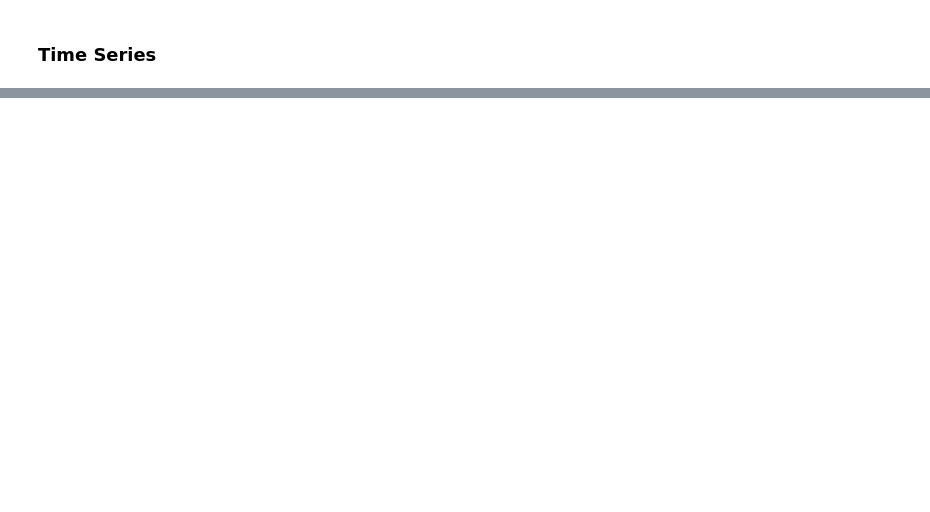
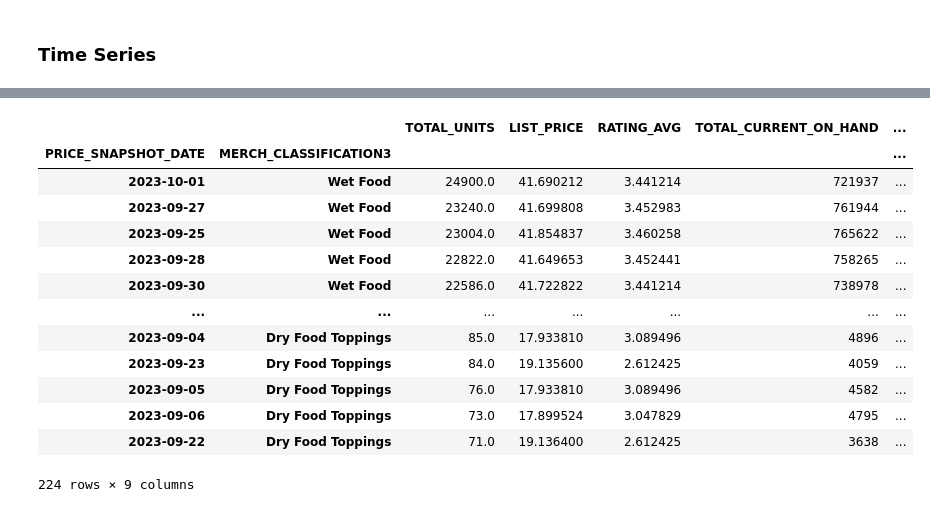
Before and after one commit to yli3-chwy/PulseGuard-Sales, a Jupyter notebook: notebooks/oneweek_Premium_eda.ipynb, the cells around one changed output, grey strips where cells are left out. Saved outputs shown, nothing was run; the diff lists cells and outputs as text; code cells hidden in the pictures; blank space fills up the shorter version.

```diff
--- a/notebooks/oneweek_Premium_eda.ipynb
+++ b/notebooks/oneweek_Premium_eda.ipynb
@@ -172,2 +179,35 @@ print(sorted_segment_counts)
+# %%
+# Group by MERCH_CLASSIFICATION3 and aggregate
+segmentation_analysis = one_week_data.groupby(['PRICE_SNAPSHOT_DATE', 'MERCH_CLASSIFICATION3']).agg({
+    'TOTAL_UNITS': 'sum',
+    'LIST_PRICE': 'mean',
+    'RATING_AVG': 'mean',
+    'TOTAL_CURRENT_ON_HAND': 'sum',
+    'RATING_CNT': 'mean',
+    'NUM_DISTINCT_UNIQUE_VISIT_ID': 'mean',
+    'TOTAL_DISTINCT_CUSTOMER_IDS': 'mean',
+    'TOTAL_HIT_NUMBER': 'mean',
+    'RECORD_HIT_NUMBER': 'mean'
+})
+
+# Sort by a metric, like TOTAL_UNITS
+segmentation_analysis = segmentation_analysis.sort_values(by='TOTAL_UNITS', ascending=False)
+
+segmentation_analysis
+# %% [output]
+|  |  | TOTAL_UNITS | LIST_PRICE | RATING_AVG | TOTAL_CURRENT_ON_HAND | ... |
+| PRICE_SNAPSHOT_DATE | MERCH_CLASSIFICATION3 |  |  |  |  | ... |
+| 2023-10-01 | Wet Food | 24900.0 | 41.690212 | 3.441214 | 721937 | ... |
+| 2023-09-27 | Wet Food | 23240.0 | 41.699808 | 3.452983 | 761944 | ... |
+| 2023-09-25 | Wet Food | 23004.0 | 41.854837 | 3.460258 | 765622 | ... |
+| 2023-09-28 | Wet Food | 22822.0 | 41.649653 | 3.452441 | 758265 | ... |
+| 2023-09-30 | Wet Food | 22586.0 | 41.722822 | 3.441214 | 738978 | ... |
+| ... | ... | ... | ... | ... | ... | ... |
+| 2023-09-04 | Dry Food Toppings | 85.0 | 17.933810 | 3.089496 | 4896 | ... |
+| 2023-09-23 | Dry Food Toppings | 84.0 | 19.135600 | 2.612425 | 4059 | ... |
+| 2023-09-05 | Dry Food Toppings | 76.0 | 17.933810 | 3.089496 | 4582 | ... |
+| 2023-09-06 | Dry Food Toppings | 73.0 | 17.899524 | 3.047829 | 4795 | ... |
+| 2023-09-22 | Dry Food Toppings | 71.0 | 19.136400 | 2.612425 | 3638 | ... |
+224 rows × 9 columns
 # %%
 # save data
```
Also changed, not shown: parts of 27 cells of this notebook, 1 other file.
